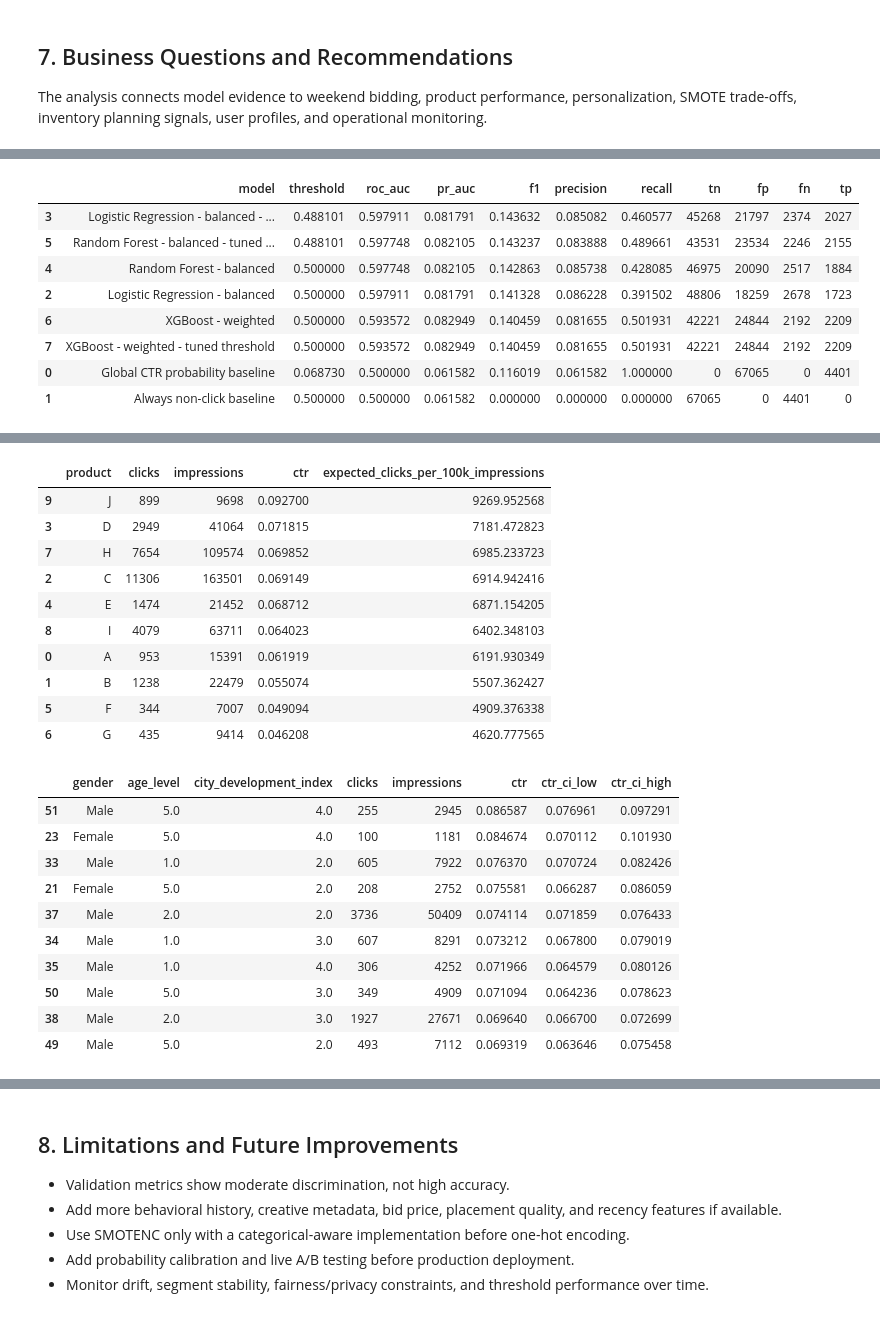
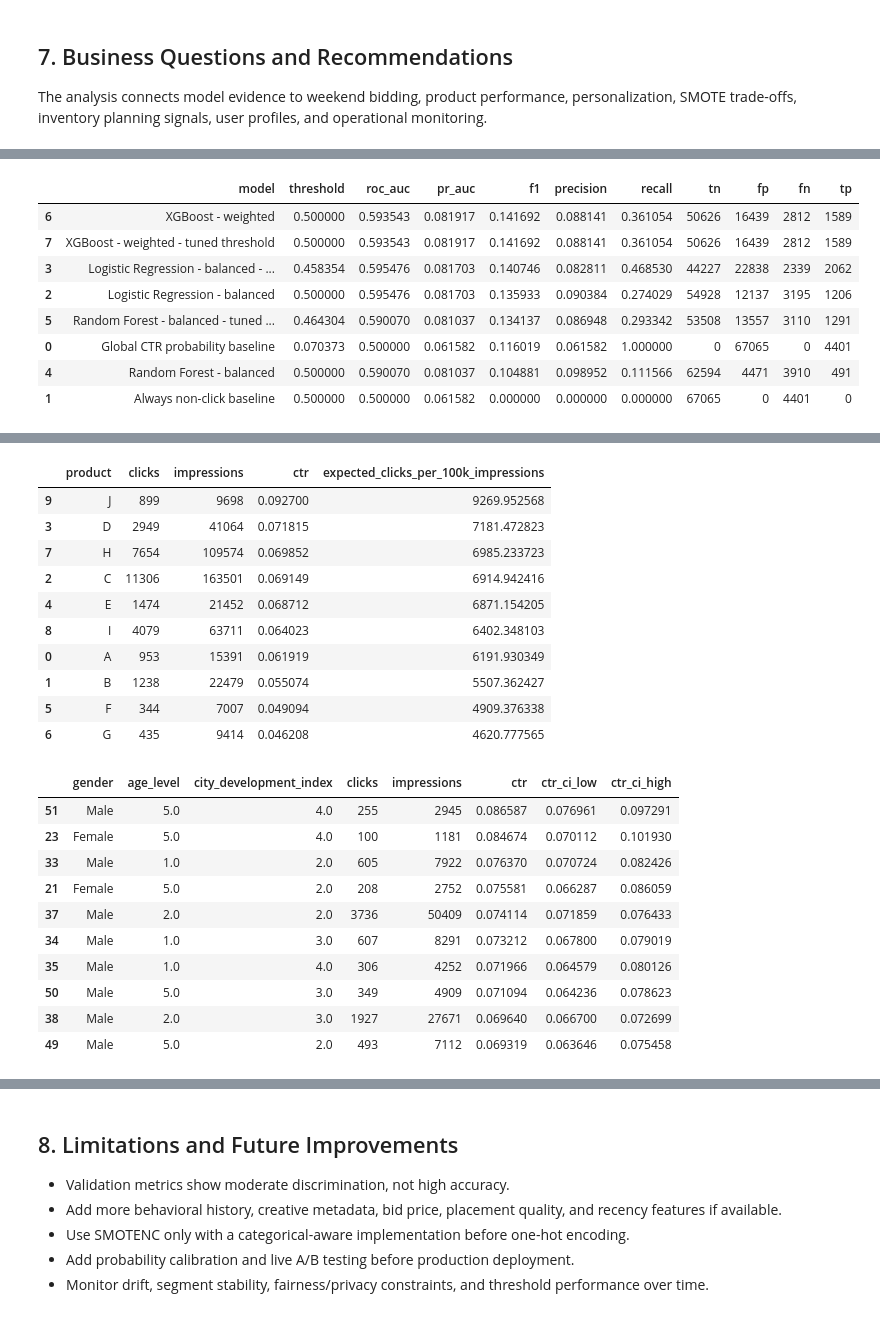
Before and after one commit to banshiAbp/ad-click-prediction, a Jupyter notebook: ad_click_prediction_case_study.ipynb, the cells around one changed output, grey strips where cells are left out. Saved outputs shown, nothing was run; the diff lists cells and outputs as text; code cells hidden in the pictures.

Commit message:
Strengthen CTR validation methodology

```diff
--- a/ad_click_prediction_case_study.ipynb
+++ b/ad_click_prediction_case_study.ipynb
@@ -95,19 +95,23 @@ def add_interaction_keys(df):
     out['webpage_product'] = out['webpage_id'].astype(str) + '_' + out['product'].astype(str)
     return out
 
-def add_cumulative_history_features(df, cols, target='is_click', smoothing=30):
+def add_cumulative_history_features(df, cols, target='is_click', smoothing=30, initial_prior=0.05):
     """Leakage-safe historical CTR/counts for training rows.
     Each row only sees impressions/clicks that occurred before itself.
+    The smoothing prior is also expanding, so future clicks are not used.
     """
     out = df.sort_values(['DateTime', 'session_id']).copy()
-    prior = out[target].mean()
+    global_previous_count = np.arange(len(out), dtype=float)
+    global_previous_clicks = out[target].cumsum().shift(fill_value=0).astype(float)
+    expanding_prior = (global_previous_clicks + smoothing * initial_prior) / (global_previous_count + smoothing)
     for col in cols:
         previous_count = out.groupby(col).cumcount()
         previous_clicks = out.groupby(col)[target].cumsum() - out[target]
         out[f'{col}_hist_impressions'] = previous_count.astype(float)
         out[f'{col}_hist_clicks'] = previous_clicks.astype(float)
-        out[f'{col}_hist_ctr'] = (previous_clicks + smoothing * prior) / (previous_count + smoothing)
-    return out.sort_index(), prior
+        out[f'{col}_hist_ctr'] = (previous_clicks + smoothing * expanding_prior) / (previous_count + smoothing)
+    final_prior = float((out[target].sum() + smoothing * initial_prior) / (len(out) + smoothing))
+    return out.sort_index(), final_prior
 
 def build_history_maps(df, cols, target='is_click', smoothing=30):
     prior = df[target].mean()
@@ -132,11 +136,15 @@ def apply_history_maps(df, maps, prior, cols):
 
 train_fe = add_interaction_keys(add_time_features(train))
 test_fe = add_interaction_keys(add_time_features(test))
-cutoff = train_fe['DateTime'].max().normalize()
-dev_raw = train_fe[train_fe['DateTime'] < cutoff].copy()
-valid_raw = train_fe[train_fe['DateTime'] >= cutoff].copy()
-print('Temporal holdout cutoff:', cutoff.date())
-print('Dev:', dev_raw.shape, 'Valid:', valid_raw.shape, 'Valid click rate:', round(valid_raw.is_click.mean(), 4))
+holdout_cutoff = train_fe['DateTime'].max().normalize()
+threshold_cutoff = holdout_cutoff - pd.Timedelta(days=1)
+train_raw = train_fe[train_fe['DateTime'] < threshold_cutoff].copy()
+threshold_raw = train_fe[(train_fe['DateTime'] >= threshold_cutoff) & (train_fe['DateTime'] < holdout_cutoff)].copy()
+holdout_raw = train_fe[train_fe['DateTime'] >= holdout_cutoff].copy()
+print('Training period ends before:', threshold_cutoff.date())
+print('Threshold-tuning date:', threshold_cutoff.date())
+print('Final holdout date:', holdout_cutoff.date())
+print('Train:', train_raw.shape, 'Threshold:', threshold_raw.shape, 'Holdout:', holdout_raw.shape, 'Holdout click rate:', round(holdout_raw.is_click.mean(), 4))
 print('Random stratified split is not primary because future ad-serving behavior should not leak backward into training.')
 
 history_cols = [
@@ -146,19 +154,22 @@ history_cols = [
 ]
 interaction_cols = ['user_product', 'campaign_product', 'webpage_product']
 
-dev_hist, dev_prior = add_cumulative_history_features(dev_raw, history_cols)
-dev_maps, _ = build_history_maps(dev_raw, history_cols)
-valid_hist = apply_history_maps(valid_raw, dev_maps, dev_prior, history_cols)
+train_hist, train_prior = add_cumulative_history_features(train_raw, history_cols)
+train_maps, _ = build_history_maps(train_raw, history_cols)
+threshold_hist = apply_history_maps(threshold_raw, train_maps, train_prior, history_cols)
+pre_holdout_history = pd.concat([train_raw, threshold_raw], axis=0)
+holdout_maps, holdout_prior = build_history_maps(pre_holdout_history, history_cols)
+holdout_hist = apply_history_maps(holdout_raw, holdout_maps, holdout_prior, history_cols)
 
-# Keep model iteration practical while validating on the full temporal holdout.
+# Keep model iteration practical while preserving untouched threshold and holdout periods.
 model_train_idx, _ = train_test_split(
-    np.arange(len(dev_hist)),
-    train_size=min(150000, len(dev_hist)),
-    stratify=dev_hist['is_click'],
+    np.arange(len(train_hist)),
+    train_size=min(150000, len(train_hist)),
+    stratify=train_hist['is_click'],
     random_state=RANDOM_STATE,
 )
-dev_model = dev_hist.iloc[model_train_idx].copy()
-print('Model training sample:', dev_model.shape, 'Full validation:', valid_hist.shape)
+model_train = train_hist.iloc[model_train_idx].copy()
+print('Model training sample:', model_train.shape, 'Threshold tuning:', threshold_hist.shape, 'Final holdout:', holdout_hist.shape)
 
 baseline_features = [
     'product','gender','campaign_id','webpage_id','product_category_1','product_category_2',
@@ -203,15 +214,16 @@ def best_threshold_by_f1(y_true, probs):
 
 def fit_eval_model(name, estimator, features, numeric_features):
     pipe = Pipeline([('prep', make_preprocess(numeric_features)), ('model', estimator)])
-    pipe.fit(dev_model[features], dev_model['is_click'])
-    probs = pipe.predict_proba(valid_hist[features])[:, 1]
-    threshold = best_threshold_by_f1(valid_hist['is_click'], probs)
-    return pipe, probs, [evaluate_probs(valid_hist['is_click'], probs, name, 0.5), evaluate_probs(valid_hist['is_click'], probs, name + ' - tuned threshold', threshold)]
+    pipe.fit(model_train[features], model_train['is_click'])
+    threshold_probs = pipe.predict_proba(threshold_hist[features])[:, 1]
+    threshold = best_threshold_by_f1(threshold_hist['is_click'], threshold_probs)
+    holdout_probs = pipe.predict_proba(holdout_hist[features])[:, 1]
+    return pipe, holdout_probs, [evaluate_probs(holdout_hist['is_click'], holdout_probs, name, 0.5), evaluate_probs(holdout_hist['is_click'], holdout_probs, name + ' - tuned threshold', threshold)]
 
 # Proper baselines
 baseline_rows = []
-y_valid = valid_hist['is_click']
-global_ctr = dev_hist['is_click'].mean()
+y_valid = holdout_hist['is_click']
+global_ctr = model_train['is_click'].mean()
 baseline_rows.append(evaluate_probs(y_valid, np.full(len(y_valid), global_ctr), 'Global CTR probability baseline', global_ctr))
 baseline_rows.append({
     'model': 'Always non-click baseline', 'threshold': 0.5, 'roc_auc': 0.5,
@@ -238,7 +250,7 @@ display(ablation)
 models = {
     'Logistic Regression - balanced': LogisticRegression(max_iter=500, class_weight='balanced', n_jobs=-1, random_state=RANDOM_STATE),
     'Random Forest - balanced': RandomForestClassifier(n_estimators=80, max_depth=10, min_samples_leaf=50, class_weight='balanced_subsample', n_jobs=-1, random_state=RANDOM_STATE),
-    'XGBoost - weighted': XGBClassifier(n_estimators=120, max_depth=4, learning_rate=0.08, subsample=0.85, colsample_bytree=0.85, eval_metric='logloss', scale_pos_weight=(dev_model['is_click'].eq(0).sum()/dev_model['is_click'].eq(1).sum()), random_state=RANDOM_STATE, n_jobs=-1, tree_method='hist')
+    'XGBoost - weighted': XGBClassifier(n_estimators=120, max_depth=4, learning_rate=0.08, subsample=0.85, colsample_bytree=0.85, eval_metric='logloss', scale_pos_weight=(model_train['is_click'].eq(0).sum()/model_train['is_click'].eq(1).sum()), random_state=RANDOM_STATE, n_jobs=-1, tree_method='hist')
 }
 results = baseline_rows.copy()
 fitted = {}
@@ -306,7 +318,7 @@ if importances is not None:
     feature_importance = pd.DataFrame({'feature': feature_names, 'importance': importances}).sort_values('importance', ascending=False).head(15)
 else:
     sample_n = min(15000, len(valid_hist))
-    sample = valid_hist.sample(sample_n, random_state=RANDOM_STATE)
+    sample = holdout_hist.sample(sample_n, random_state=RANDOM_STATE)
     perm = permutation_importance(best_pipe, sample[full_features], sample['is_click'], scoring='average_precision', n_repeats=3, random_state=RANDOM_STATE, n_jobs=-1)
     feature_importance = pd.DataFrame({'feature': full_features, 'importance': perm.importances_mean}).sort_values('importance', ascending=False).head(15)
 display(feature_importance)
@@ -324,7 +336,7 @@ plt.figure(figsize=(8,4)); ablation.sort_values('f1').plot(kind='barh', x='model
 plt.figure(figsize=(8,4)); feature_importance.sort_values('importance').plot(kind='barh', x='feature', y='importance', legend=False, ax=plt.gca(), color='#14b8a6'); plt.title('Top Individual Feature Importances'); plt.tight_layout(); plt.savefig(IMAGE_DIR/'feature_importance.png', dpi=150); plt.show()
 
 precision, recall, _ = precision_recall_curve(y_valid, best_probs)
-plt.figure(figsize=(6,4)); plt.plot(recall, precision, color='#b91c1c'); plt.title('Precision-Recall Curve'); plt.xlabel('Recall'); plt.ylabel('Precision'); plt.tight_layout(); plt.savefig(IMAGE_DIR/'pr_curve.png', dpi=150); plt.show()
+plt.figure(figsize=(6,4)); plt.plot(recall, precision, color='#b91c1c', label='Model'); plt.axhline(y_valid.mean(), color='#64748b', linestyle='--', label=f'Prevalence baseline ({y_valid.mean():.2%})'); plt.title('Precision-Recall Curve'); plt.xlabel('Recall'); plt.ylabel('Precision'); plt.legend(); plt.tight_layout(); plt.savefig(IMAGE_DIR/'pr_curve.png', dpi=150); plt.show()
 
 fpr, tpr, _ = roc_curve(y_valid, best_probs)
 plt.figure(figsize=(6,4)); plt.plot(fpr, tpr, color='#2563eb'); plt.plot([0,1],[0,1],'--',color='#94a3b8'); plt.title('ROC Curve'); plt.xlabel('False Positive Rate'); plt.ylabel('True Positive Rate'); plt.tight_layout(); plt.savefig(IMAGE_DIR/'roc_curve.png', dpi=150); plt.show()
@@ -335,7 +347,7 @@ plt.figure(figsize=(6,4)); plt.plot(prob_pred, prob_true, marker='o', color='#7c
 business_mapping = pd.DataFrame([
     ['High product CTR', 'Increase exposure and reserve more inventory'],
     ['High webpage CTR', 'Prioritize placement and monitor page quality'],
-    ['High user-product historical CTR', 'Personalize ad selection and bid higher'],
+    ['High user-product historical CTR', 'Personalize ad selection and test targeted bid uplift'],
     ['Weekend uplift', 'Test weekend bid modifier before permanent adoption'],
     ['High predicted probability', 'Prioritize impression under budget constraints'],
     ['Low CTR product', 'Refresh creative or reduce allocation'],
@@ -360,7 +372,7 @@ final_pipe.fit(final_train_sample[full_features], final_train_sample['is_click']
 test_pred = final_pipe.predict_proba(test_final[full_features])[:, 1]
 submission = pd.DataFrame({
     'session_id': test['session_id'],
-    'click_probability': test_pred,
+    'click_propensity_score': test_pred,
     'predicted_click': (test_pred >= best_threshold).astype(int),
 })
 submission.to_csv(OUTPUT_DIR/'ad_click_prediction_test_predictions.csv', index=False)
@@ -370,7 +382,9 @@ artifacts = {
     'train_shape': train.shape,
     'test_shape': test.shape,
     'click_rate': float(train['is_click'].mean()),
-    'temporal_cutoff': str(cutoff.date()),
+    'training_period_end_before': str(threshold_cutoff.date()),
+    'threshold_tuning_date': str(threshold_cutoff.date()),
+    'final_holdout_date': str(holdout_cutoff.date()),
     'metrics': metrics.to_dict('records'),
     'ablation': ablation.to_dict('records'),
     'best_model': best_name,
@@ -384,7 +398,8 @@ artifacts = {
     'profile': profile.to_dict('records'),
     'feature_importance': feature_importance.to_dict('records'),
     'business_mapping': business_mapping.to_dict('records'),
-    'performance_note': 'Moderate discrimination; use as ranking/targeting aid, not a standalone automated decision system.'
+    'performance_note': 'Moderate discrimination and imperfect calibration; use scores as click-propensity rankings until calibrated.',
+    'final_training_note': 'A 180K-row stratified sample was used for final model fitting to keep notebook execution practical; production should prefer full-history or distributed training.'
 }
 (OUTPUT_DIR/'ctr_artifacts.json').write_text(json.dumps(artifacts, indent=2, default=str))
 print('Artifacts written to outputs/ and assets/images/.')
@@ -405,9 +422,9 @@ Model training sample: (150000, 57) Full validation: (71466, 57)
 |  | model | threshold | roc_auc | pr_auc | f1 | precision | recall | tn | fp | fn | tp |
-| 3 | Logistic Regression - balanced - ... | 0.488101 | 0.597911 | 0.081791 | 0.143632 | 0.085082 | 0.460577 | 45268 | 21797 | 2374 | 2027 |
-| 5 | Random Forest - balanced - tuned ... | 0.488101 | 0.597748 | 0.082105 | 0.143237 | 0.083888 | 0.489661 | 43531 | 23534 | 2246 | 2155 |
-| 4 | Random Forest - balanced | 0.500000 | 0.597748 | 0.082105 | 0.142863 | 0.085738 | 0.428085 | 46975 | 20090 | 2517 | 1884 |
-| 2 | Logistic Regression - balanced | 0.500000 | 0.597911 | 0.081791 | 0.141328 | 0.086228 | 0.391502 | 48806 | 18259 | 2678 | 1723 |
-| 6 | XGBoost - weighted | 0.500000 | 0.593572 | 0.082949 | 0.140459 | 0.081655 | 0.501931 | 42221 | 24844 | 2192 | 2209 |
-| 7 | XGBoost - weighted - tuned threshold | 0.500000 | 0.593572 | 0.082949 | 0.140459 | 0.081655 | 0.501931 | 42221 | 24844 | 2192 | 2209 |
-| 0 | Global CTR probability baseline | 0.068730 | 0.500000 | 0.061582 | 0.116019 | 0.061582 | 1.000000 | 0 | 67065 | 0 | 4401 |
+| 6 | XGBoost - weighted | 0.500000 | 0.593543 | 0.081917 | 0.141692 | 0.088141 | 0.361054 | 50626 | 16439 | 2812 | 1589 |
+| 7 | XGBoost - weighted - tuned threshold | 0.500000 | 0.593543 | 0.081917 | 0.141692 | 0.088141 | 0.361054 | 50626 | 16439 | 2812 | 1589 |
+| 3 | Logistic Regression - balanced - ... | 0.458354 | 0.595476 | 0.081703 | 0.140746 | 0.082811 | 0.468530 | 44227 | 22838 | 2339 | 2062 |
+| 2 | Logistic Regression - balanced | 0.500000 | 0.595476 | 0.081703 | 0.135933 | 0.090384 | 0.274029 | 54928 | 12137 | 3195 | 1206 |
+| 5 | Random Forest - balanced - tuned ... | 0.464304 | 0.590070 | 0.081037 | 0.134137 | 0.086948 | 0.293342 | 53508 | 13557 | 3110 | 1291 |
+| 0 | Global CTR probability baseline | 0.070373 | 0.500000 | 0.061582 | 0.116019 | 0.061582 | 1.000000 | 0 | 67065 | 0 | 4401 |
+| 4 | Random Forest - balanced | 0.500000 | 0.590070 | 0.081037 | 0.104881 | 0.098952 | 0.111566 | 62594 | 4471 | 3910 | 491 |
 | 1 | Always non-click baseline | 0.500000 | 0.500000 | 0.061582 | 0.000000 | 0.000000 | 0.000000 | 67065 | 0 | 4401 | 0 |
```
Also changed, not shown: parts of 3 cells of this notebook, 10 other files.
